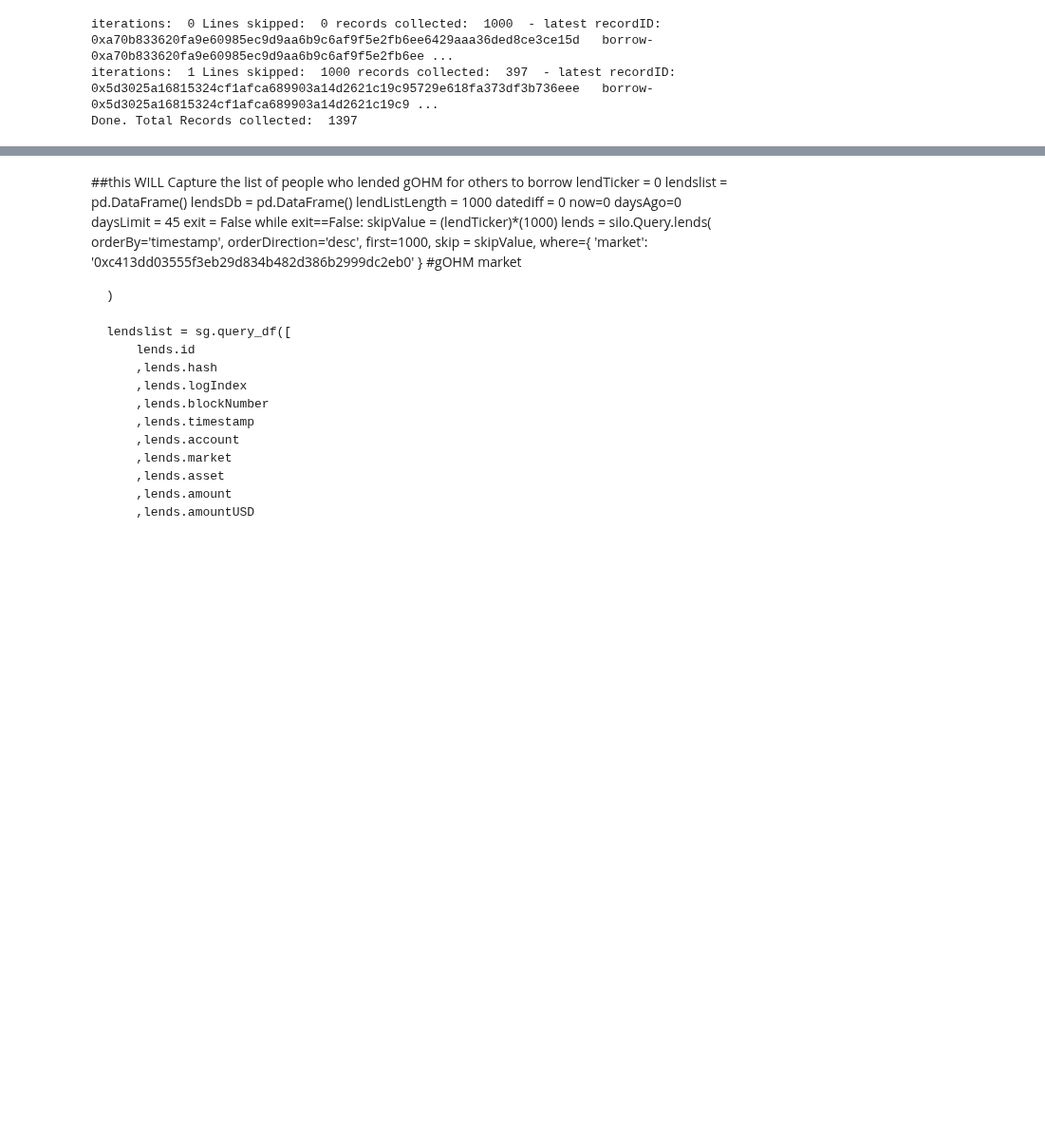
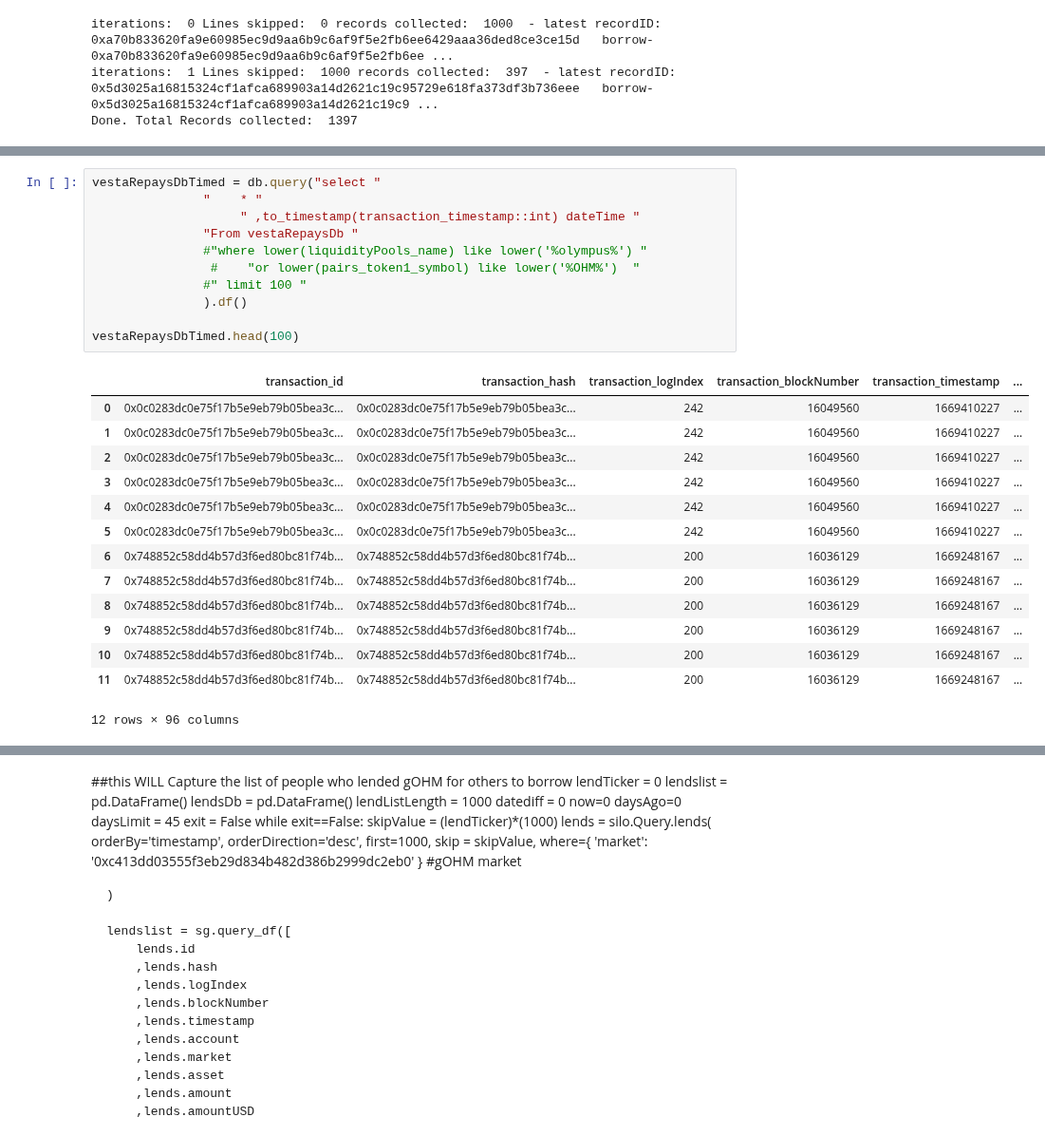
Before and after one commit to EdgeCaser/EconohmetricsOld, a Jupyter notebook: ohmSiloVestaBorrowers.ipynb, the cells around one changed output, grey strips where cells are left out. Shown at 95% size. Cells and saved outputs as stored; diff of their text form; blank space fills up the shorter version.

Commit message:
Includes repayment events and better file output

```diff
--- a/ohmSiloVestaBorrowers.ipynb
+++ b/ohmSiloVestaBorrowers.ipynb
@@ -560,0 +739,26 @@ vestaBorrowsDbTimed.to_csv(path, index = False, sep='|')
+# %%
+vestaRepaysDbTimed = db.query("select "
+               "    * "
+                    " ,to_timestamp(transaction_timestamp::int) dateTime "
+               "From vestaRepaysDb "
+               #"where lower(liquidityPools_name) like lower('%olympus%') "
+                #    "or lower(pairs_token1_symbol) like lower('%OHM%')  "
+               #" limit 100 "
+               ).df()
+
+vestaRepaysDbTimed.head(100)
+# %% [output]
+|  | transaction_id | transaction_hash | transaction_logIndex | transaction_blockNumber | transaction_timestamp | ... |
+| 0 | 0x0c0283dc0e75f17b5e9eb79b05bea3c... | 0x0c0283dc0e75f17b5e9eb79b05bea3c... | 242 | 16049560 | 1669410227 | ... |
+| 1 | 0x0c0283dc0e75f17b5e9eb79b05bea3c... | 0x0c0283dc0e75f17b5e9eb79b05bea3c... | 242 | 16049560 | 1669410227 | ... |
+| 2 | 0x0c0283dc0e75f17b5e9eb79b05bea3c... | 0x0c0283dc0e75f17b5e9eb79b05bea3c... | 242 | 16049560 | 1669410227 | ... |
+| 3 | 0x0c0283dc0e75f17b5e9eb79b05bea3c... | 0x0c0283dc0e75f17b5e9eb79b05bea3c... | 242 | 16049560 | 1669410227 | ... |
+| 4 | 0x0c0283dc0e75f17b5e9eb79b05bea3c... | 0x0c0283dc0e75f17b5e9eb79b05bea3c... | 242 | 16049560 | 1669410227 | ... |
+| 5 | 0x0c0283dc0e75f17b5e9eb79b05bea3c... | 0x0c0283dc0e75f17b5e9eb79b05bea3c... | 242 | 16049560 | 1669410227 | ... |
+| 6 | 0x748852c58dd4b57d3f6ed80bc81f74b... | 0x748852c58dd4b57d3f6ed80bc81f74b... | 200 | 16036129 | 1669248167 | ... |
+| 7 | 0x748852c58dd4b57d3f6ed80bc81f74b... | 0x748852c58dd4b57d3f6ed80bc81f74b... | 200 | 16036129 | 1669248167 | ... |
+| 8 | 0x748852c58dd4b57d3f6ed80bc81f74b... | 0x748852c58dd4b57d3f6ed80bc81f74b... | 200 | 16036129 | 1669248167 | ... |
+| 9 | 0x748852c58dd4b57d3f6ed80bc81f74b... | 0x748852c58dd4b57d3f6ed80bc81f74b... | 200 | 16036129 | 1669248167 | ... |
+| 10 | 0x748852c58dd4b57d3f6ed80bc81f74b... | 0x748852c58dd4b57d3f6ed80bc81f74b... | 200 | 16036129 | 1669248167 | ... |
+| 11 | 0x748852c58dd4b57d3f6ed80bc81f74b... | 0x748852c58dd4b57d3f6ed80bc81f74b... | 200 | 16036129 | 1669248167 | ... |
+12 rows × 96 columns
```
Also changed, not shown: parts of 28 cells of this notebook.
